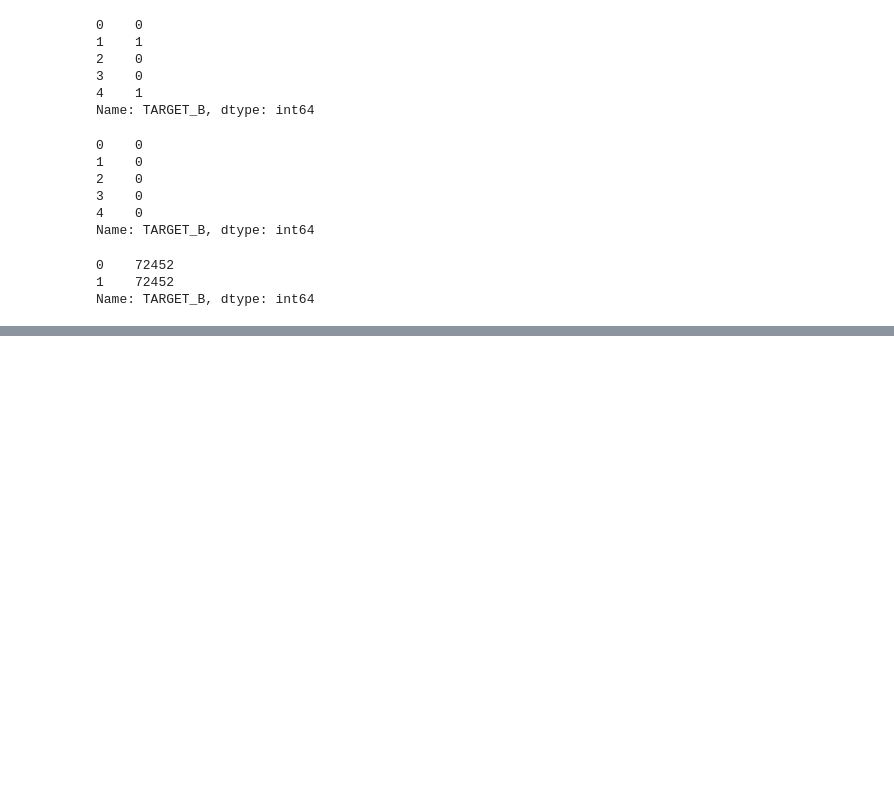
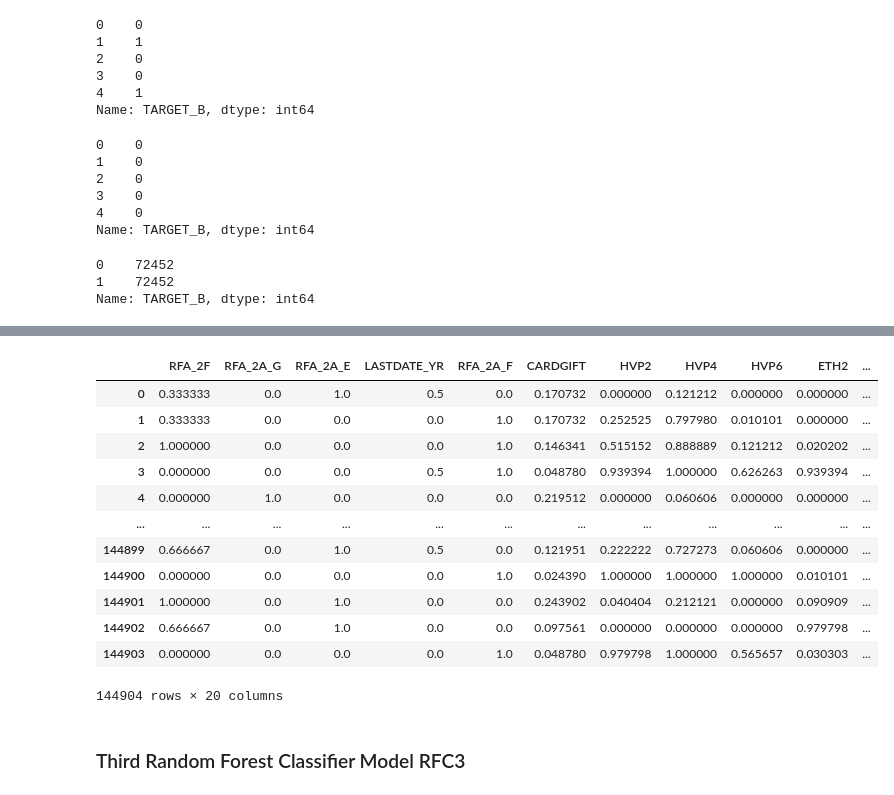
Before and after one commit to AGordon777/lab-random-forests, a Jupyter notebook: Lab Random Forests.ipynb, the cells around one changed output, grey strips where cells are left out. Cells and saved outputs as stored; diff of their text form; code cells hidden in the pictures; blank space fills up the shorter version.

```diff
--- a/Lab Random Forests.ipynb
+++ b/Lab Random Forests.ipynb
@@ -368,0 +386,3 @@ y_pred
+# %%
+col_drop = [col[0] for col in zip(X_train_transformed.columns, list(sel.get_support())) if col[1] == False]
+col_drop
@@ -368,0 +522,12 @@ y_pred
+# %%
+cols = list(df.sort_values(by = ['score'], ascending = False).head(26)['Column'])
+
+cols.remove('HVP3')
+cols.remove('HVP1')
+cols.remove('ETHC4')
+cols.remove('HV1')
+cols.remove('HV2')
+cols.remove('RP2')
+
+display(len(cols))
+cols
@@ -368,0 +556,20 @@ y_pred
+# %%
+X_train_top = X_train_transformed[cols]
+X_test_top = X_test_transformed[cols]
+X_train_top
+# %% [output]
+|  | RFA_2F | RFA_2A_G | RFA_2A_E | LASTDATE_YR | RFA_2A_F | CARDGIFT | HVP2 | HVP4 | HVP6 | ETH2 | ... |
+| 0 | 0.333333 | 0.0 | 1.0 | 0.5 | 0.0 | 0.170732 | 0.000000 | 0.121212 | 0.000000 | 0.000000 | ... |
+| 1 | 0.333333 | 0.0 | 0.0 | 0.0 | 1.0 | 0.170732 | 0.252525 | 0.797980 | 0.010101 | 0.000000 | ... |
+| 2 | 1.000000 | 0.0 | 0.0 | 0.0 | 1.0 | 0.146341 | 0.515152 | 0.888889 | 0.121212 | 0.020202 | ... |
+| 3 | 0.000000 | 0.0 | 0.0 | 0.5 | 1.0 | 0.048780 | 0.939394 | 1.000000 | 0.626263 | 0.939394 | ... |
+| 4 | 0.000000 | 1.0 | 0.0 | 0.0 | 0.0 | 0.219512 | 0.000000 | 0.060606 | 0.000000 | 0.000000 | ... |
+| ... | ... | ... | ... | ... | ... | ... | ... | ... | ... | ... | ... |
+| 144899 | 0.666667 | 0.0 | 1.0 | 0.5 | 0.0 | 0.121951 | 0.222222 | 0.727273 | 0.060606 | 0.000000 | ... |
+| 144900 | 0.000000 | 0.0 | 0.0 | 0.0 | 1.0 | 0.024390 | 1.000000 | 1.000000 | 1.000000 | 0.010101 | ... |
+| 144901 | 1.000000 | 0.0 | 1.0 | 0.0 | 0.0 | 0.243902 | 0.040404 | 0.212121 | 0.000000 | 0.090909 | ... |
+| 144902 | 0.666667 | 0.0 | 1.0 | 0.0 | 0.0 | 0.097561 | 0.000000 | 0.000000 | 0.000000 | 0.979798 | ... |
+| 144903 | 0.000000 | 0.0 | 0.0 | 0.0 | 1.0 | 0.048780 | 0.979798 | 1.000000 | 0.565657 | 0.030303 | ... |
+144904 rows × 20 columns
+# %% [markdown]
+### Third Random Forest Classifier Model RFC3
```
Also changed, not shown: parts of 24 cells of this notebook.
